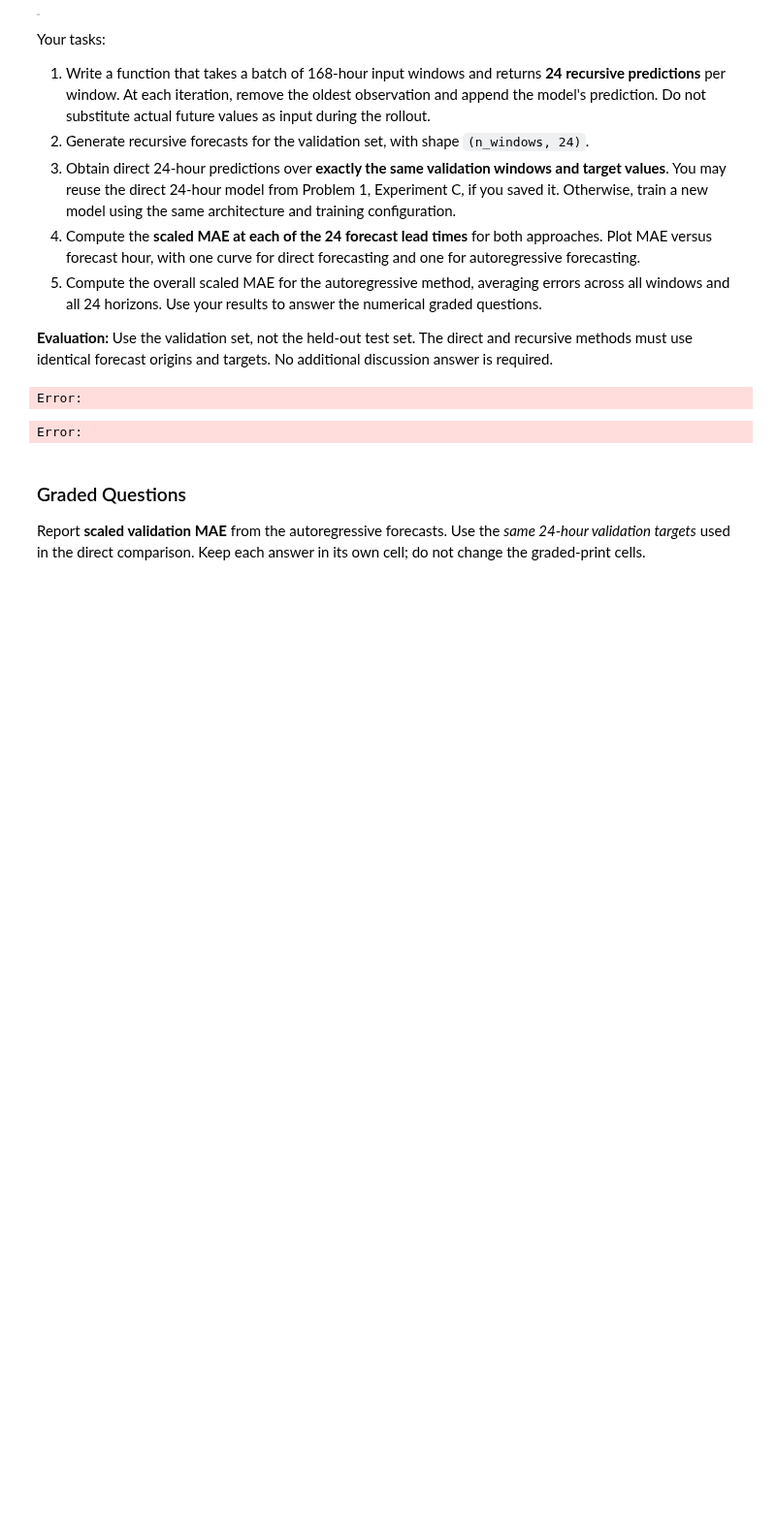
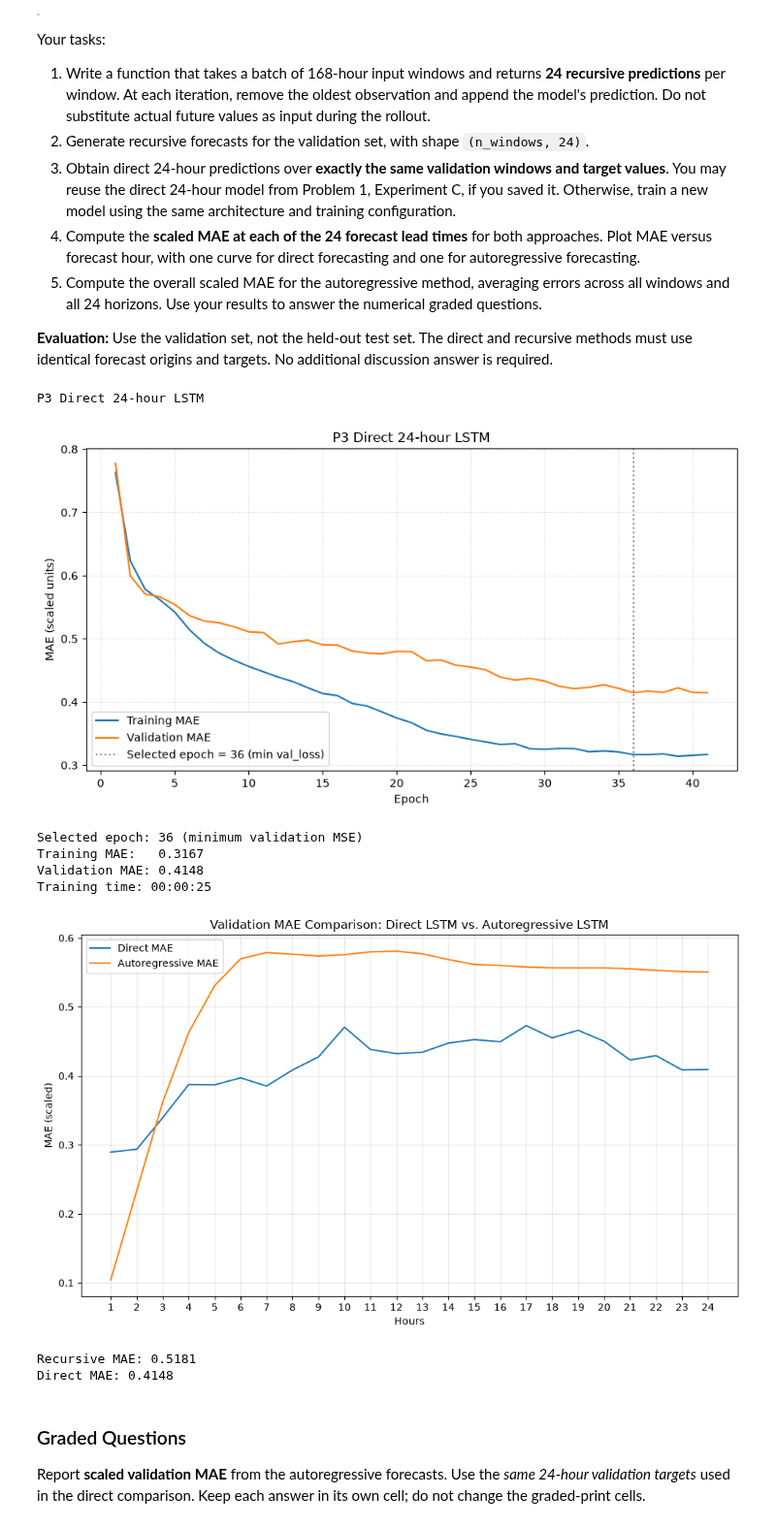
Before and after one commit to aidandig/DX703-HW, a Jupyter notebook: Homework_08.ipynb, the cells around one changed output. Shown at 97% size. Drawn from its saved outputs; the diff is of its cells as text; code cells hidden in the pictures; blank space fills up the shorter version.

```diff
--- a/Homework_08.ipynb
+++ b/Homework_08.ipynb
@@ -1019,10 +1019,65 @@ Your tasks:
 
 **Evaluation:** Use the validation set, not the held-out test set. The direct and recursive methods must use identical forecast origins and targets. No additional discussion answer is required.
 # %%
-# Your code here; add as many cells as you like
+X_train, y_train, X_val, y_val, _, _ = build_datasets(168, 24)
+
+def autoregressive_forecast(model, X, steps=24):
+    window = np.asarray(X, dtype=np.float32).copy()
+    if window.ndim != 3 or window.shape[2] != 1:
+        raise ValueError('X shape must be (samples, lookback, 1)')
+
+    predictions = []
+    for _ in range(steps):
+        next_hour = model.predict(window, verbose=0)
+        if next_hour.shape != (len(window), 1):
+            raise ValueError('Recurive model must predict exactly one hour')
+        predictions.append(next_hour[:, 0])
+        window = np.concatenate((window[:, 1:, :], next_hour[:, None, :]), axis=1)
+    return np.stack(predictions, axis=1)
+
+y_recursive = autoregressive_forecast(baseline_model, X_val, steps=24)
+
+# direct 24-hour LSTM
+tf.keras.utils.set_random_seed(random_seed)
+direct_model = make_baseline_model(168, 24)
+direct_model_history, direct_model_info = train_and_validate(
+    direct_model, title="P3 Direct 24-hour LSTM", verbose=0, return_history=True
+)
+y_direct = direct_model.predict(X_val, verbose=0)
+
+# errors
+recursive_mae_hour      = np.mean(np.abs(y_recursive - y_val), axis=0)
+direct_mae_hour         = np.mean(np.abs(y_direct - y_val), axis=0)
+recursive_mae_overall   = np.mean(np.abs(y_recursive - y_val))
+direct_mae_overall      = np.mean(np.abs(y_direct - y_val))
+
+# plot
+hours = np.arange(1, 25)
+
+fig, ax = plt.subplots(figsize=(10, 6))
+ax.plot(hours, direct_mae_hour, label='Direct MAE')
+ax.plot(hours, recursive_mae_hour, label='Autoregressive MAE')
+ax.set_title('Validation MAE Comparison: Direct LSTM vs. Autoregressive LSTM')
+ax.set_xticks(np.arange(1, 25))
+ax.set_xlabel('Hours')
+ax.set_ylabel('MAE (scaled)')
+ax.grid(True, alpha=0.3)
+ax.legend()
+plt.tight_layout()
+plt.show()
+
+print(f'Recursive MAE: {recursive_mae_overall:.4f}')
+print(f'Direct MAE: {direct_mae_overall:.4f}')
 # %% [output]
-Error:
+P3 Direct 24-hour LSTM
+[figure, added]
-Error:
+Selected epoch: 36 (minimum validation MSE)
+Training MAE:   0.3167
+Validation MAE: 0.4148
+Training time: 00:00:25
+[figure, added]
+Recursive MAE: 0.5181
+Direct MAE: 0.4148
 # %% [markdown]
 ### Graded Questions
 
```
Also changed, not shown: parts of 13 cells of this notebook.
